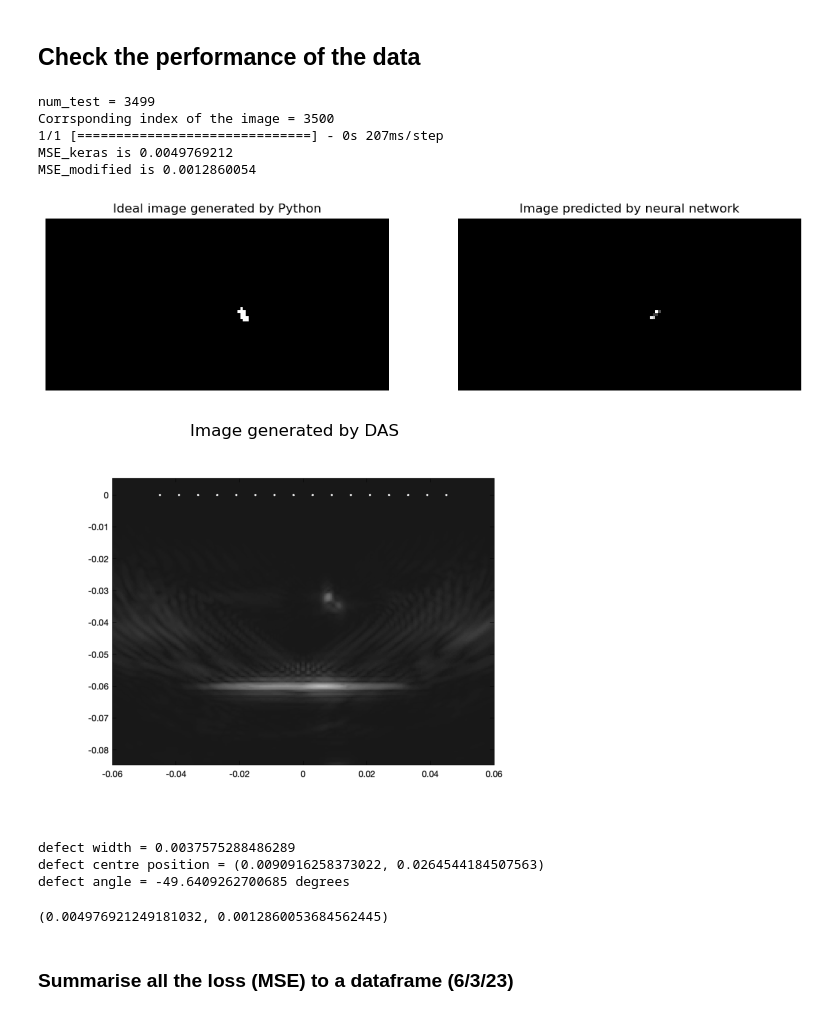
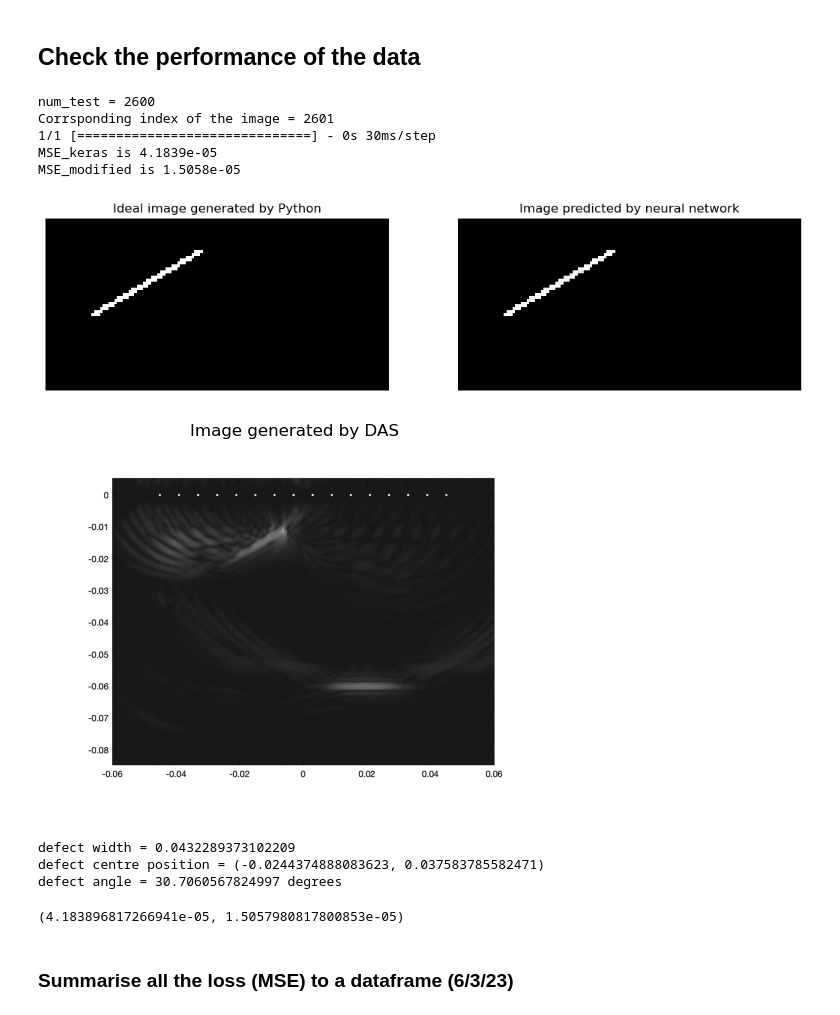
Before and after one commit to MC-Kangan/FYP_Ultrasound_Imaging_ML, a Jupyter notebook: Model_tester.ipynb, the cells around one changed output. Saved outputs shown, nothing was run; the diff lists cells and outputs as text; code cells hidden in the pictures.

```diff
--- a/Model_tester.ipynb
+++ b/Model_tester.ipynb
@@ -48,7 +48,8 @@ tf.config.experimental.list_physical_devices()
 # filename = 'cnn3d_v3_1000_5_1.75e-14_50_pooling-lr_100.pkl'
 
 filename = 'cnn3d_v3_2000_5_1.75e-14_50_kt-all_100.pkl'
-info = model_namer_description(filename)
+# filename = '3D_2450_o7167535.pkl'
+# info = model_namer_description(filename)
 model = load_ml_model(filename)
 model.summary()
 # %% [output]
@@ -102,7 +103,7 @@ import random
 num_test = 2600
 
 
-def check_result(config, num_test):
+def check_result(config, model, num_test):
     print(f'num_test = {num_test}')
     print(f'Corrsponding index of the image = {num_test+1}')
 
@@ -135,11 +136,13 @@ def check_result(config, num_test):
 
     if x_dimension == 3:
         ypred = model.predict(X[num_test].reshape(-1, xshape, 16, 16, 1))
+
     elif x_dimension == 2:
         if stack == True:
             ypred = model.predict(X[num_test].reshape(-1, xshape, 16, 16))
         else:
             ypred = model.predict(X[num_test].reshape(-1, xshape, 16*16, 1))
+
 
     # Calculate MSE of the prediction
 
@@ -167,45 +170,45 @@ def check_result(config, num_test):
     MSE_modified = float(mse_modified(true_img_modified, img).numpy()) # Use the unreshaped true_img to calculate MSE
     print(f'MSE_modified is {round(MSE_modified,10)}')
 
     ax[1].imshow(img, cmap ='gray')
     ax[1].set_title('Image predicted by neural network')
     ax[1].axis('off')
 
 
     # 3. Plotting the DAS image produced by MATLAB
 
     dirName_das_fmc = "/Users/chenkangan/Desktop/ME4_FYP/imageGenerate_2022/DAS_Figure_FMC"
     # Read image in greyscale
     image_das_fmc = cv.imread(f'{dirName_das_fmc}/Figure_{num_test+1}_fmc.png',cv.IMREAD_GRAYSCALE)  # convert to array
     fig, ax = plt.subplots()
     plt.imshow(image_das_fmc, cmap='gray')
     plt.title('Image generated by DAS')
     plt.axis('off')
     plt.show()
 
     df_concat = pd.read_csv('/Users/chenkangan/PycharmProjects/ME4_FYP_py/defect_3500.csv')
     df_concat = df_concat.set_index('index')
     defect = df_concat.loc[num_test+1]
     print(f'defect width = {defect.defWidth}')
     print(f'defect centre position = {(defect.defPosx, defect.defPosy)}')
     print(f'defect angle = {defect.defAng} degrees')
 
     return MSE, MSE_modified
 
 
-check_result(config, 3499)
+check_result(config, model, 2600)
 # %% [output]
-num_test = 3499
-Corrsponding index of the image = 3500
-1/1 [==============================] - 0s 207ms/step
-MSE_keras is 0.0049769212
-MSE_modified is 0.0012860054
+num_test = 2600
+Corrsponding index of the image = 2601
+1/1 [==============================] - 0s 30ms/step
+MSE_keras is 4.1839e-05
+MSE_modified is 1.5058e-05
-[figure, old version]
+[figure, new version]
-[figure, old version]
+[figure, new version]
-defect width = 0.0037575288486289
-defect centre position = (0.0090916258373022, 0.0264544184507563)
-defect angle = -49.6409262700685 degrees
+defect width = 0.0432289373102209
+defect centre position = (-0.0244374888083623, 0.037583785582471)
+defect angle = 30.7060567824997 degrees
-(0.004976921249181032, 0.0012860053684562445)
+(4.183896817266941e-05, 1.5057980817800853e-05)
 # %% [markdown]
 ### Summarise all the loss (MSE) to a dataframe (6/3/23)
 # %%
```
Also changed, not shown: parts of 10 cells of this notebook, 2 other files.
